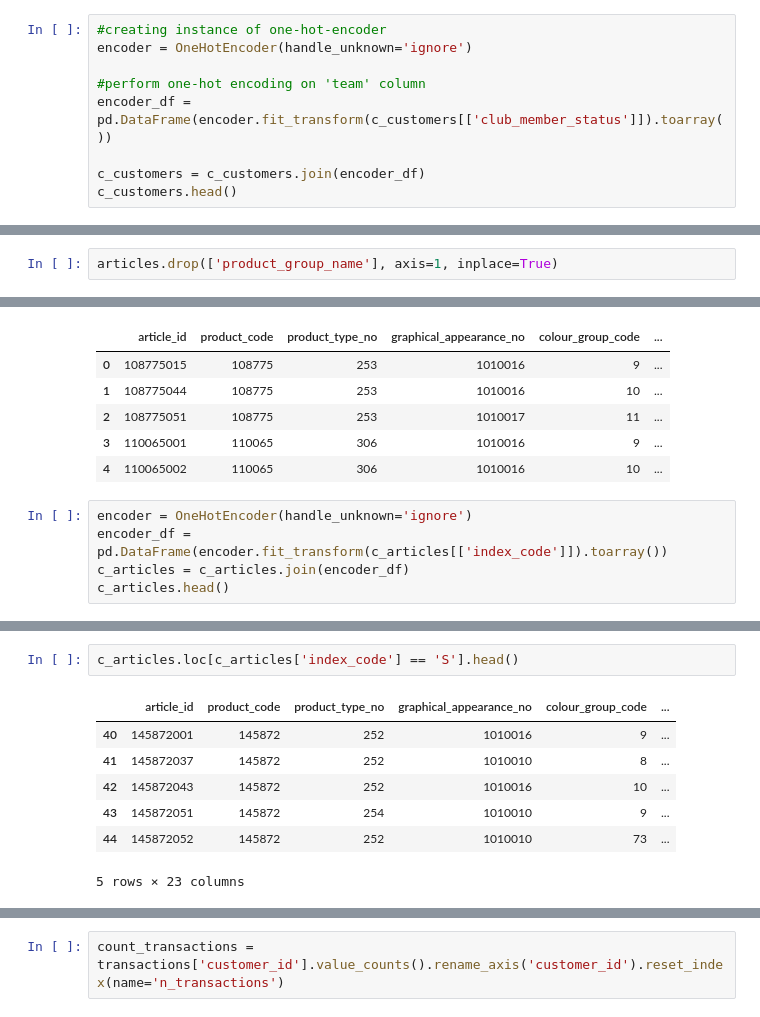
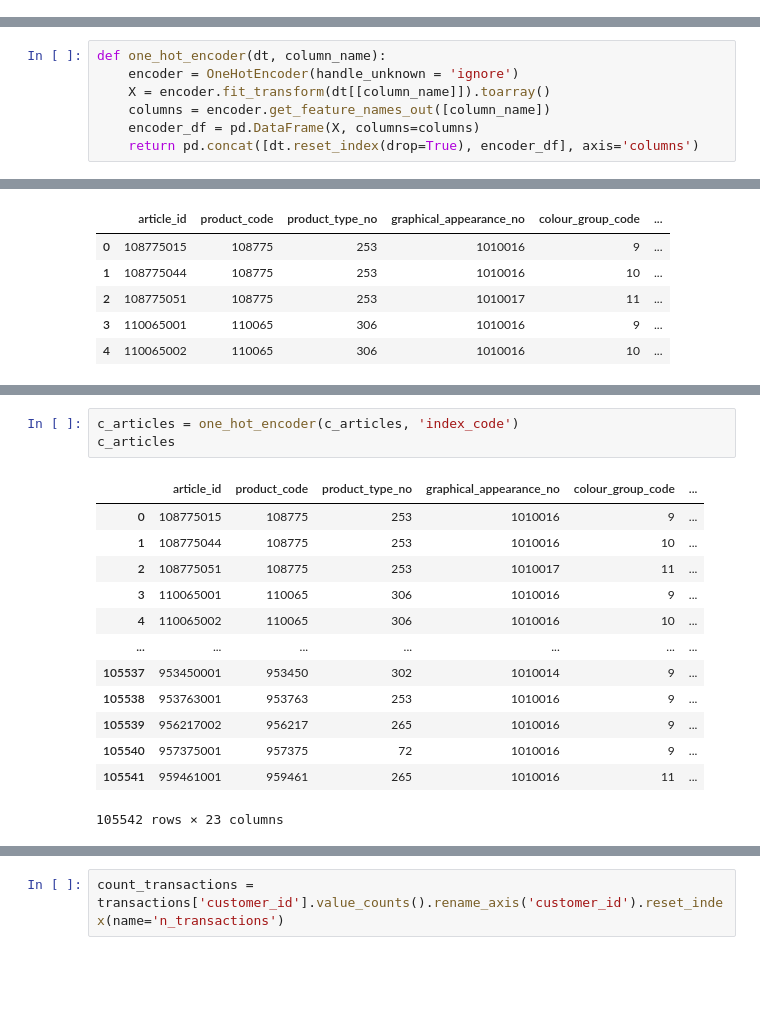
Before and after one commit to enyasantos/Kaggle_Personalized_Fashion_Recommendations, a Jupyter notebook: tp.ipynb, the cells around one changed output, grey strips where cells are left out. Cells and saved outputs as stored; diff of their text form; blank space fills up the shorter version.

```diff
--- a/tp.ipynb
+++ b/tp.ipynb
@@ -831,11 +831,2 @@ customers.head()
 # %%
 c_customers = customers.copy()
-# %%
-#creating instance of one-hot-encoder
-encoder = OneHotEncoder(handle_unknown='ignore')
-
-#perform one-hot encoding on 'team' column
-encoder_df = pd.DataFrame(encoder.fit_transform(c_customers[['club_member_status']]).toarray())
-
-c_customers = c_customers.join(encoder_df)
-c_customers.head()
@@ -849 +837,8 @@ c_customers.head()
+# %%
+def one_hot_encoder(dt, column_name):
+    encoder = OneHotEncoder(handle_unknown = 'ignore')
+    X = encoder.fit_transform(dt[[column_name]]).toarray()
+    columns = encoder.get_feature_names_out([column_name])
+    encoder_df = pd.DataFrame(X, columns=columns)
+    return pd.concat([dt.reset_index(drop=True), encoder_df], axis='columns')
 # %%
@@ -912,5 +889,3 @@ c_customers.head()
-# %%
-articles.drop(['product_group_name'], axis=1, inplace=True)
 # %%
 c_articles = articles.copy()
 # %%
@@ -922,8 +897,3 @@ c_articles.head()
 | 2 | 108775051 | 108775 | 253 | 1010017 | 11 | ... |
 | 3 | 110065001 | 110065 | 306 | 1010016 | 9 | ... |
 | 4 | 110065002 | 110065 | 306 | 1010016 | 10 | ... |
-# %%
-encoder = OneHotEncoder(handle_unknown='ignore')
-encoder_df = pd.DataFrame(encoder.fit_transform(c_articles[['index_code']]).toarray())
-c_articles = c_articles.join(encoder_df)
-c_articles.head()
@@ -938,10 +900,17 @@ c_articles.head()
 # %%
-c_articles.loc[c_articles['index_code'] == 'S'].head()
+c_articles = one_hot_encoder(c_articles, 'index_code')
+c_articles
 # %% [output]
 |  | article_id | product_code | product_type_no | graphical_appearance_no | colour_group_code | ... |
-| 40 | 145872001 | 145872 | 252 | 1010016 | 9 | ... |
-| 41 | 145872037 | 145872 | 252 | 1010010 | 8 | ... |
-| 42 | 145872043 | 145872 | 252 | 1010016 | 10 | ... |
-| 43 | 145872051 | 145872 | 254 | 1010010 | 9 | ... |
-| 44 | 145872052 | 145872 | 252 | 1010010 | 73 | ... |
+| 0 | 108775015 | 108775 | 253 | 1010016 | 9 | ... |
+| 1 | 108775044 | 108775 | 253 | 1010016 | 10 | ... |
+| 2 | 108775051 | 108775 | 253 | 1010017 | 11 | ... |
+| 3 | 110065001 | 110065 | 306 | 1010016 | 9 | ... |
+| 4 | 110065002 | 110065 | 306 | 1010016 | 10 | ... |
+| ... | ... | ... | ... | ... | ... | ... |
+| 105537 | 953450001 | 953450 | 302 | 1010014 | 9 | ... |
+| 105538 | 953763001 | 953763 | 253 | 1010016 | 9 | ... |
+| 105539 | 956217002 | 956217 | 265 | 1010016 | 9 | ... |
+| 105540 | 957375001 | 957375 | 72 | 1010016 | 9 | ... |
+| 105541 | 959461001 | 959461 | 265 | 1010016 | 11 | ... |
-5 rows × 23 columns
+105542 rows × 23 columns
```
Also changed, not shown: parts of 94 cells of this notebook, 3 other files.
